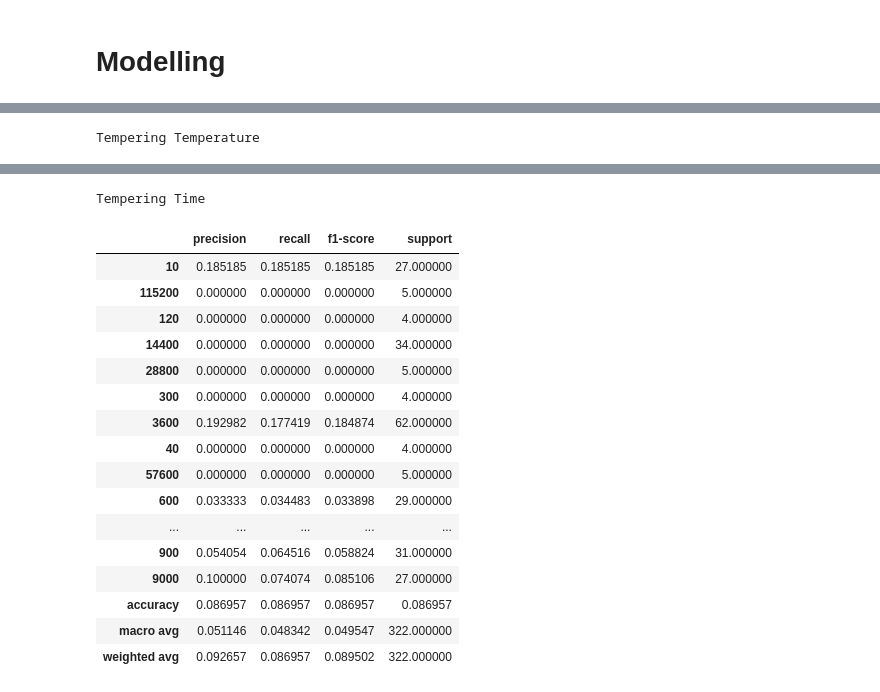
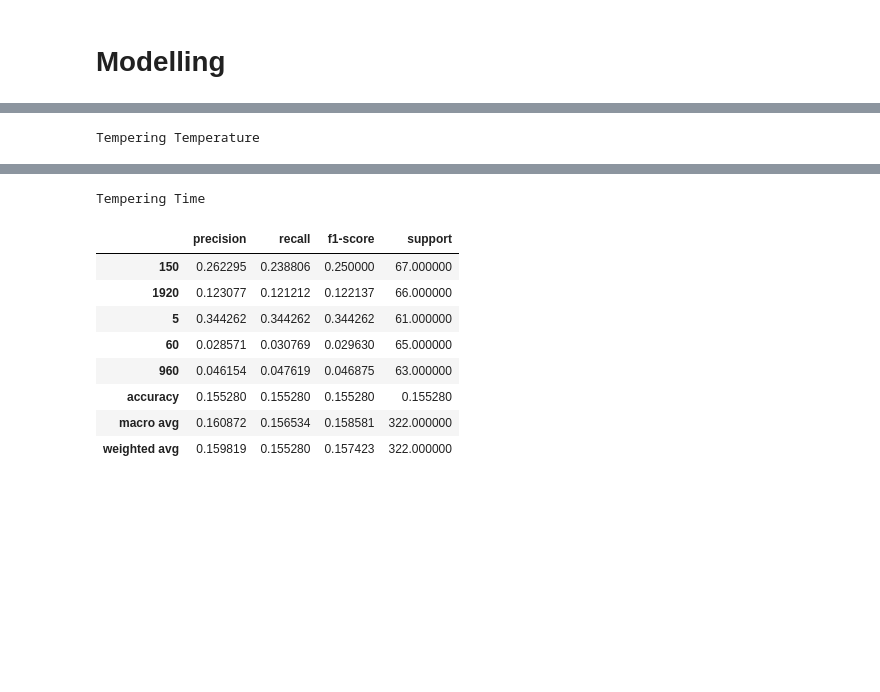
Before and after one commit to Nate-Sheibley/Mild-Steel-Tempering, a Jupyter notebook: Mild_Steel_Tempering-main.ipynb, the cells around one changed output, grey strips where cells are left out. Saved outputs shown, nothing was run; the diff lists cells and outputs as text; code cells hidden in the pictures; blank space fills up the shorter version.

Commit message:
model 1 complete. Data balanced

```diff
--- a/Mild_Steel_Tempering-main.ipynb
+++ b/Mild_Steel_Tempering-main.ipynb
@@ -1538,5 +1658,8 @@ y = pl.read_csv(f"{resources_path}/y.csv", schema=pl.Schema({"tempering_time_s_p
 # %%
-X_train, X_test, y_train, y_test = train_test_split(df_pca.to_numpy(), y.to_numpy(), random_state=random_state, stratify=y)
+X_train, X_test, y_train, y_test = train_test_split(df_pca.to_numpy(),
+                                                    y.to_numpy(),
+                                                    random_state=random_state,
+                                                    stratify=y)
 # %% [markdown]
 # Modelling
 # %% [markdown]
@@ -1544,9 +1667,7 @@ X_train, X_test, y_train, y_test = train_test_split(df_pca.to_numpy(), y.to_nump
 # %%
-rf_classifier = RandomForestClassifier(n_estimators=10,
+et_classifier = ExtraTreesClassifier(n_estimators=10,
                                       criterion='entropy',
                                       random_state=random_state)
 
-rf_classifier.fit(X_train, y_train)
-
-# rf_classifier = MultiOutputClassifier(RandomForestClassifier()).fit(X_train, y_train)
+et_classifier.fit(X_train, y_train)
 # %% [output]
@@ -1555,3 +1676,2 @@ RandomForestClassifier(criterion='entropy', n_estimators=10,
 # %%
-y_pred = rf_classifier.predict(X_test)
-y_pred
+y_pred = et_classifier.predict(X_test)
@@ -1579,7 +1681,5 @@ target_prefixes = ["ttime_", "ttemp_"]
 target_units = ['_min', '_C']
 
 for i in range(y_test.shape[1]):
-    prefixed = list(map(lambda x: f"{target_prefixes[i]}{x}{target_units[i]}", rf_classifier.classes_[i]))
+    prefixed = list(map(lambda x: f"{target_prefixes[i]}{x}{target_units[i]}", et_classifier.classes_[i]))
     labels.append(prefixed)
-
-labels
@@ -1608,21 +1690,25 @@ for i in range(y_test.shape[1]):
     classification_reports.append(cr)
 # %%
 # polars does not parse the dicts correctly
+cr_rf_ttime = pd.DataFrame(classification_reports[0]).transpose()
 cr_rf_ttemp = pd.DataFrame(classification_reports[1]).transpose()
-cr_rf_ttime = pd.DataFrame(classification_reports[0]).transpose()
 
-pl_cr_rf_ttemp = pl.DataFrame(cr_rf_ttemp.reset_index())\
-    .filter(pl.col('index').str.contains('avg|acc').not_())\
+def fix_classification_report(pd_df):
+    pl_df = pl.DataFrame(pd_df.reset_index())\
+        .filter(pl.col('index').str.contains('avg|acc').not_())\
         .with_columns(pl.col('index').cast(pl.Int32))\
-    .sort('index', descending=False)
-pl_cr_rf_ttime = pl.DataFrame(cr_rf_ttime.reset_index())\
-    .filter(pl.col('index').str.contains('avg|acc').not_())\
-    .with_columns(pl.col('index').cast(pl.Int32))\
-    .sort('index', descending=False)
+        .sort('index', descending=False)
+    return pl_df
+
+pl_cr_rf_ttime = fix_classification_report(cr_rf_ttime)
+
+pl_cr_rf_ttemp = fix_classification_report(cr_rf_ttemp)
 
 # display 2 DF inline https://softhints.com/display-two-pandas-dataframes-side-by-side-jupyter-notebook/
-cr_rf_ttemp_styler = cr_rf_ttemp.style.set_table_attributes("style='display:inline'").set_caption('Tempering Temperature')
-cr_rf_ttime_styler = cr_rf_ttime.style.set_table_attributes("style='display:inline'").set_caption('Tempering Time')
+cr_rf_ttime_styler = cr_rf_ttime.style.set_table_attributes("style='display:inline'")\
+    .set_caption('Tempering Time')
+cr_rf_ttemp_styler = cr_rf_ttemp.style.set_table_attributes("style='display:inline'")\
+    .set_caption('Tempering Temperature')
 
 space = "\xa0" * 10
 display_html(cr_rf_ttemp_styler._repr_html_() + space + cr_rf_ttime_styler._repr_html_(), raw=True)
@@ -1646,21 +1732,13 @@ Tempering Temperature
 Tempering Time
 |  | precision | recall | f1-score | support |
-| 10 | 0.185185 | 0.185185 | 0.185185 | 27.000000 |
-| 115200 | 0.000000 | 0.000000 | 0.000000 | 5.000000 |
-| 120 | 0.000000 | 0.000000 | 0.000000 | 4.000000 |
-| 14400 | 0.000000 | 0.000000 | 0.000000 | 34.000000 |
-| 28800 | 0.000000 | 0.000000 | 0.000000 | 5.000000 |
-| 300 | 0.000000 | 0.000000 | 0.000000 | 4.000000 |
-| 3600 | 0.192982 | 0.177419 | 0.184874 | 62.000000 |
-| 40 | 0.000000 | 0.000000 | 0.000000 | 4.000000 |
-| 57600 | 0.000000 | 0.000000 | 0.000000 | 5.000000 |
-| 600 | 0.033333 | 0.034483 | 0.033898 | 29.000000 |
-| ... | ... | ... | ... | ... |
-| 900 | 0.054054 | 0.064516 | 0.058824 | 31.000000 |
-| 9000 | 0.100000 | 0.074074 | 0.085106 | 27.000000 |
-| accuracy | 0.086957 | 0.086957 | 0.086957 | 0.086957 |
-| macro avg | 0.051146 | 0.048342 | 0.049547 | 322.000000 |
-| weighted avg | 0.092657 | 0.086957 | 0.089502 | 322.000000 |
+| 150 | 0.262295 | 0.238806 | 0.250000 | 67.000000 |
+| 1920 | 0.123077 | 0.121212 | 0.122137 | 66.000000 |
+| 5 | 0.344262 | 0.344262 | 0.344262 | 61.000000 |
+| 60 | 0.028571 | 0.030769 | 0.029630 | 65.000000 |
+| 960 | 0.046154 | 0.047619 | 0.046875 | 63.000000 |
+| accuracy | 0.155280 | 0.155280 | 0.155280 | 0.155280 |
+| macro avg | 0.160872 | 0.156534 | 0.158581 | 322.000000 |
+| weighted avg | 0.159819 | 0.155280 | 0.157423 | 322.000000 |
 # %%
 
 rf_cr_ttemp_supp_plot = alt.Chart(pl_cr_rf_ttemp)\
```
Also changed, not shown: parts of 45 cells of this notebook, 2 other files.
